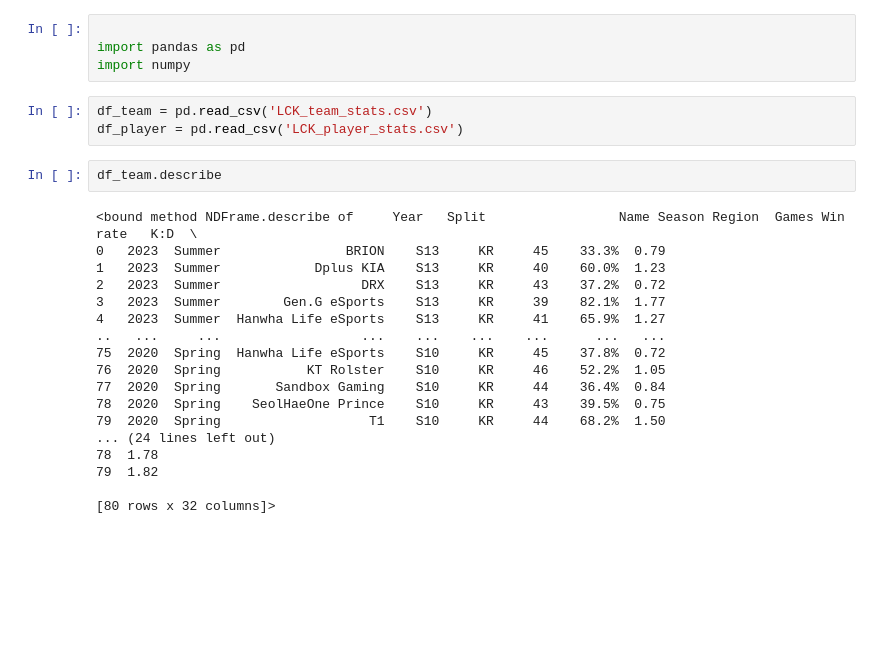
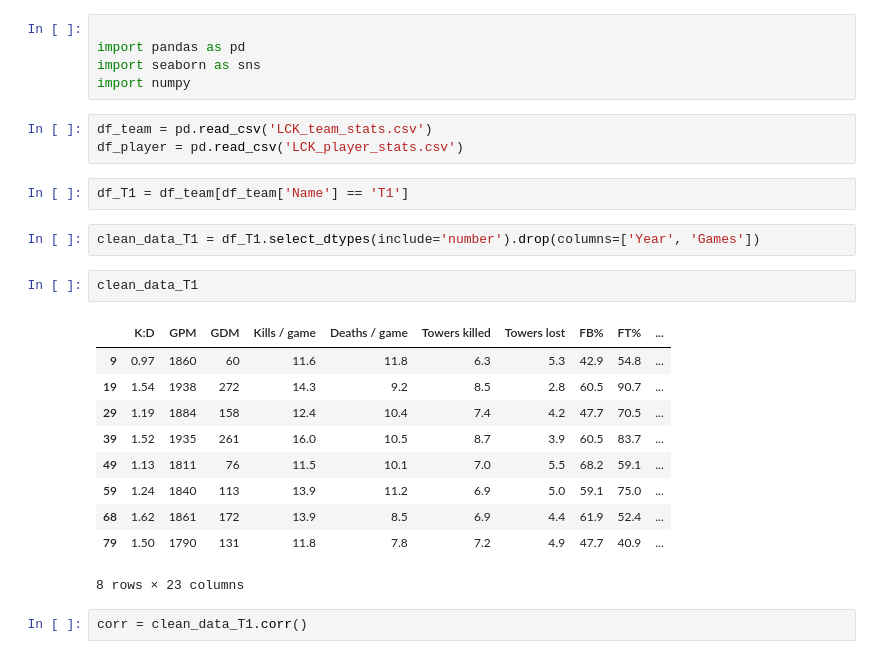
Before and after one commit to TsunomakiWatamelon/lol-esports-data-analysis, a Jupyter notebook: analysis.ipynb, the cells around one changed output. Drawn from its saved outputs; the diff is of its cells as text; blank space fills up the shorter version.

Commit message:
do the experiments to the data

```diff
--- a/analysis.ipynb
+++ b/analysis.ipynb
@@ -1,27 +1,27 @@
 # %%
 
 import pandas as pd
+import seaborn as sns
 import numpy
 # %%
 df_team = pd.read_csv('LCK_team_stats.csv')
 df_player = pd.read_csv('LCK_player_stats.csv')
-# %%
-df_team.describe
-# %% [output]
-<bound method NDFrame.describe of     Year   Split                 Name Season Region  Games Win rate   K:D  \
-0   2023  Summer                BRION    S13     KR     45    33.3%  0.79
-1   2023  Summer            Dplus KIA    S13     KR     40    60.0%  1.23
-2   2023  Summer                  DRX    S13     KR     43    37.2%  0.72
-3   2023  Summer        Gen.G eSports    S13     KR     39    82.1%  1.77
-4   2023  Summer  Hanwha Life eSports    S13     KR     41    65.9%  1.27
-..   ...     ...                  ...    ...    ...    ...      ...   ...
-75  2020  Spring  Hanwha Life eSports    S10     KR     45    37.8%  0.72
-76  2020  Spring           KT Rolster    S10     KR     46    52.2%  1.05
-77  2020  Spring       Sandbox Gaming    S10     KR     44    36.4%  0.84
-78  2020  Spring    SeolHaeOne Prince    S10     KR     43    39.5%  0.75
-79  2020  Spring                   T1    S10     KR     44    68.2%  1.50
-... (24 lines left out)
-78  1.78
-79  1.82
-
-[80 rows x 32 columns]>
+# %%
+df_T1 = df_team[df_team['Name'] == 'T1']
+# %%
+clean_data_T1 = df_T1.select_dtypes(include='number').drop(columns=['Year', 'Games'])
+# %%
+clean_data_T1
+# %% [output]
+|  | K:D | GPM | GDM | Kills / game | Deaths / game | Towers killed | Towers lost | FB% | FT% | ... |
+| 9 | 0.97 | 1860 | 60 | 11.6 | 11.8 | 6.3 | 5.3 | 42.9 | 54.8 | ... |
+| 19 | 1.54 | 1938 | 272 | 14.3 | 9.2 | 8.5 | 2.8 | 60.5 | 90.7 | ... |
+| 29 | 1.19 | 1884 | 158 | 12.4 | 10.4 | 7.4 | 4.2 | 47.7 | 70.5 | ... |
+| 39 | 1.52 | 1935 | 261 | 16.0 | 10.5 | 8.7 | 3.9 | 60.5 | 83.7 | ... |
+| 49 | 1.13 | 1811 | 76 | 11.5 | 10.1 | 7.0 | 5.5 | 68.2 | 59.1 | ... |
+| 59 | 1.24 | 1840 | 113 | 13.9 | 11.2 | 6.9 | 5.0 | 59.1 | 75.0 | ... |
+| 68 | 1.62 | 1861 | 172 | 13.9 | 8.5 | 6.9 | 4.4 | 61.9 | 52.4 | ... |
+| 79 | 1.50 | 1790 | 131 | 11.8 | 7.8 | 7.2 | 4.9 | 47.7 | 40.9 | ... |
+8 rows × 23 columns
+# %%
+corr = clean_data_T1.corr()
```
Also changed, not shown: parts of 1 cell of this notebook.
